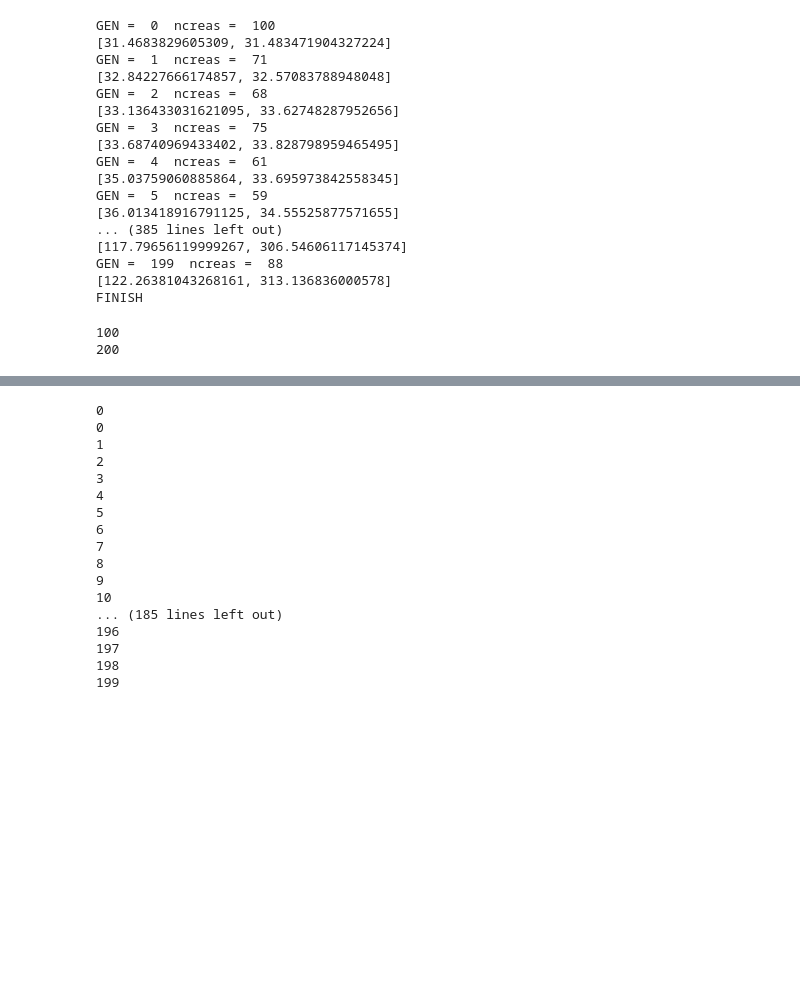
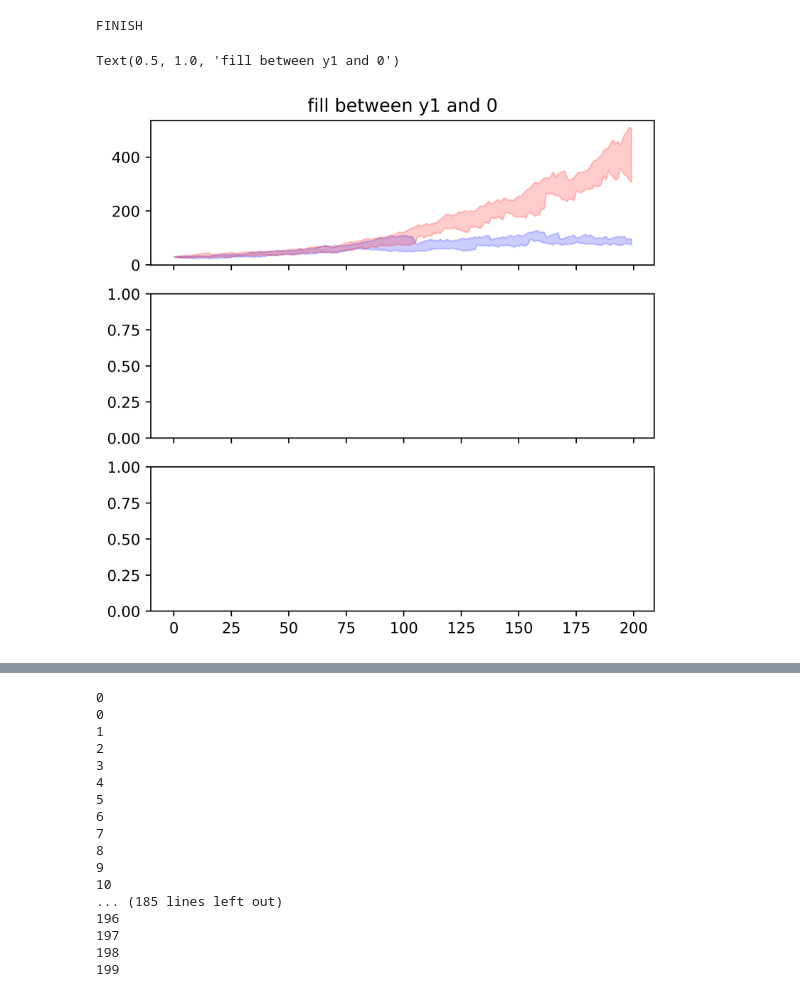
Before and after one commit to markerxz/naturalselection, a Jupyter notebook: genetic_simulation.ipynb, the cells around one changed output, grey strips where cells are left out. Drawn from its saved outputs; the diff is of its cells as text; code cells hidden in the pictures; blank space fills up the shorter version.

```diff
--- a/genetic_simulation.ipynb
+++ b/genetic_simulation.ipynb
@@ -97,10 +97,15 @@ maxspeed = 1000
 maxsight = 1000
 speedcrea = [[0 for i in range(maxspeed)] for i in range(n_gen)]
 sightcrea = [[0 for i in range(maxsight)] for i in range(n_gen)]
-
+maxsp_in_gen = [0 for i in range(n_gen)]
+minsp_in_gen = [2e9 for i in range(n_gen)]
+avgsp_in_gen = [0 for i in range(n_gen)]
+maxsi_in_gen = [0 for i in range(n_gen)]
+minsi_in_gen = [2e9 for i in range(n_gen)]
+avgsi_in_gen = [0 for i in range(n_gen)]
 for gen in range(n_gen):
     food = genfood()
-    print("GEN = ",gen," ncreas = ",len(creatures))
+    #print("GEN = ",gen," ncreas = ",len(creatures))
     #plt.title(str("GENERATION : "+str(gen)))
     #print("GENERATION :",gen)
     for crea in creatures:
@@ -130,8 +135,16 @@ for gen in range(n_gen):
         #camera.snap()
     newcreas = []
     for crea in creatures:
+        maxsp_in_gen[gen] = max(maxsp_in_gen[gen],int(crea.speed))
+        maxsi_in_gen[gen] = max(maxsi_in_gen[gen],int(crea.sight))
+        avgsp_in_gen[gen] += int(crea.speed)
+        avgsi_in_gen[gen] += int(crea.sight)
+        minsp_in_gen[gen] = min(minsp_in_gen[gen],int(crea.speed))
+        minsi_in_gen[gen] = min(minsi_in_gen[gen],int(crea.sight))
         speedcrea[gen][int(crea.speed)]+=1
         sightcrea[gen][int(crea.sight)]+=1
+    avgsp_in_gen[gen] /= len(creatures)
+    avgsi_in_gen[gen] /= len(creatures)
     maxsp = -1
     maxsi = -1
     for i in range(len(creatures)):
@@ -155,7 +168,7 @@ for gen in range(n_gen):
     creatures = newcreas[:]
     random.shuffle(creatures)
 
-    print([maxsp,maxsi])
+    #print([maxsp,maxsi])
     poscreas[gen]= list(poscreas_in_this_gen[:])
 
     posfood[gen]= list(posfood_in_this_gen[:])
@@ -163,26 +176,13 @@ for gen in range(n_gen):
 
 print("FINISH")
 # %% [output]
-GEN =  0  ncreas =  100
-[31.4683829605309, 31.483471904327224]
-GEN =  1  ncreas =  71
-[32.84227666174857, 32.57083788948048]
-GEN =  2  ncreas =  68
-[33.136433031621095, 33.62748287952656]
-GEN =  3  ncreas =  75
-[33.68740969433402, 33.828798959465495]
-GEN =  4  ncreas =  61
-[35.03759060885864, 33.695973842558345]
-GEN =  5  ncreas =  59
-[36.013418916791125, 34.55525877571655]
-... (385 lines left out)
-[117.79656119999267, 306.54606117145374]
-GEN =  199  ncreas =  88
-[122.26381043268161, 313.136836000578]
 FINISH
-# %%
-print(n_creature)
-print(n_gen)
-# %% [output]
-100
-200
+# %%
+fig, (ax1, ax2, ax3) = plt.subplots(3, 1, sharex=True, figsize=(6, 6))
+
+ax1.fill_between(np.arange(0, n_gen, 1), maxsp_in_gen,minsp_in_gen, alpha=0.2,color='b')
+ax1.fill_between(np.arange(0, n_gen, 1), maxsi_in_gen,minsi_in_gen, alpha=0.2,color='r')
+ax1.set_title('fill between y1 and 0')
+# %% [output]
+Text(0.5, 1.0, 'fill between y1 and 0')
+[figure, added]
```
Also changed, not shown: parts of 2 cells of this notebook.
